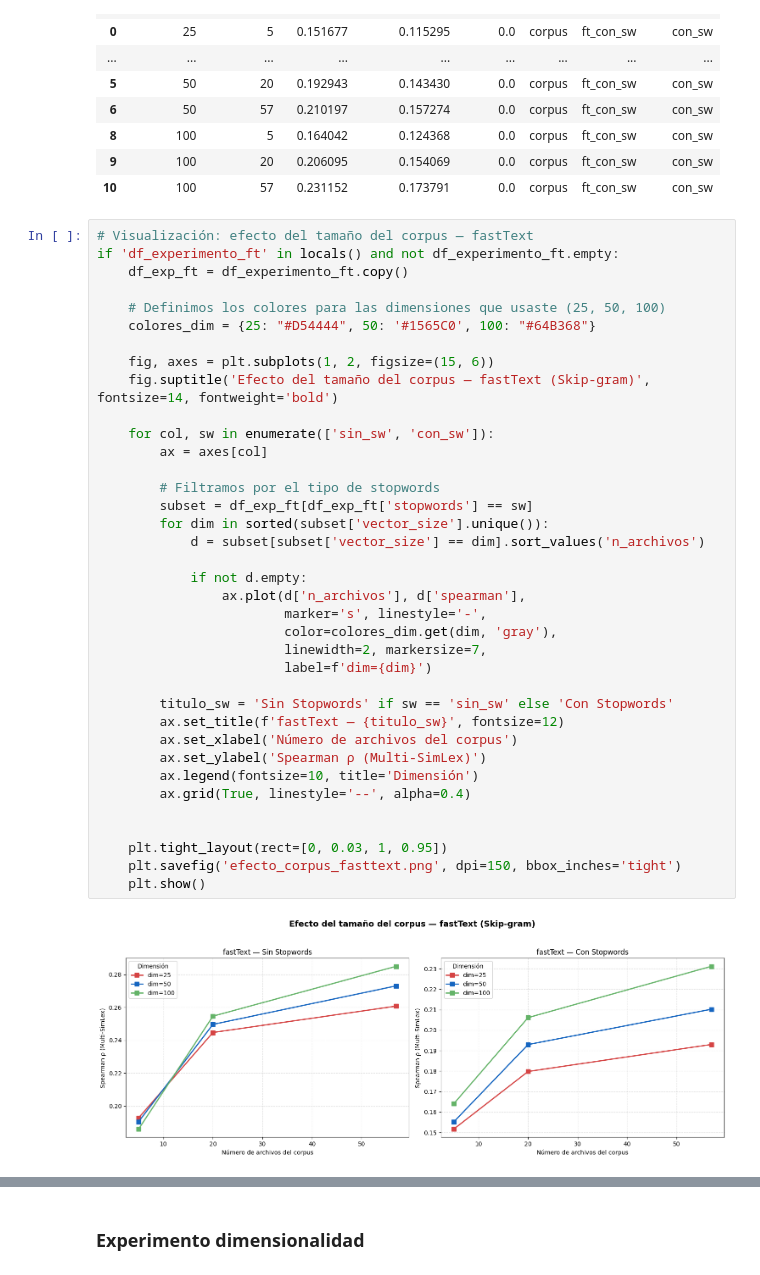
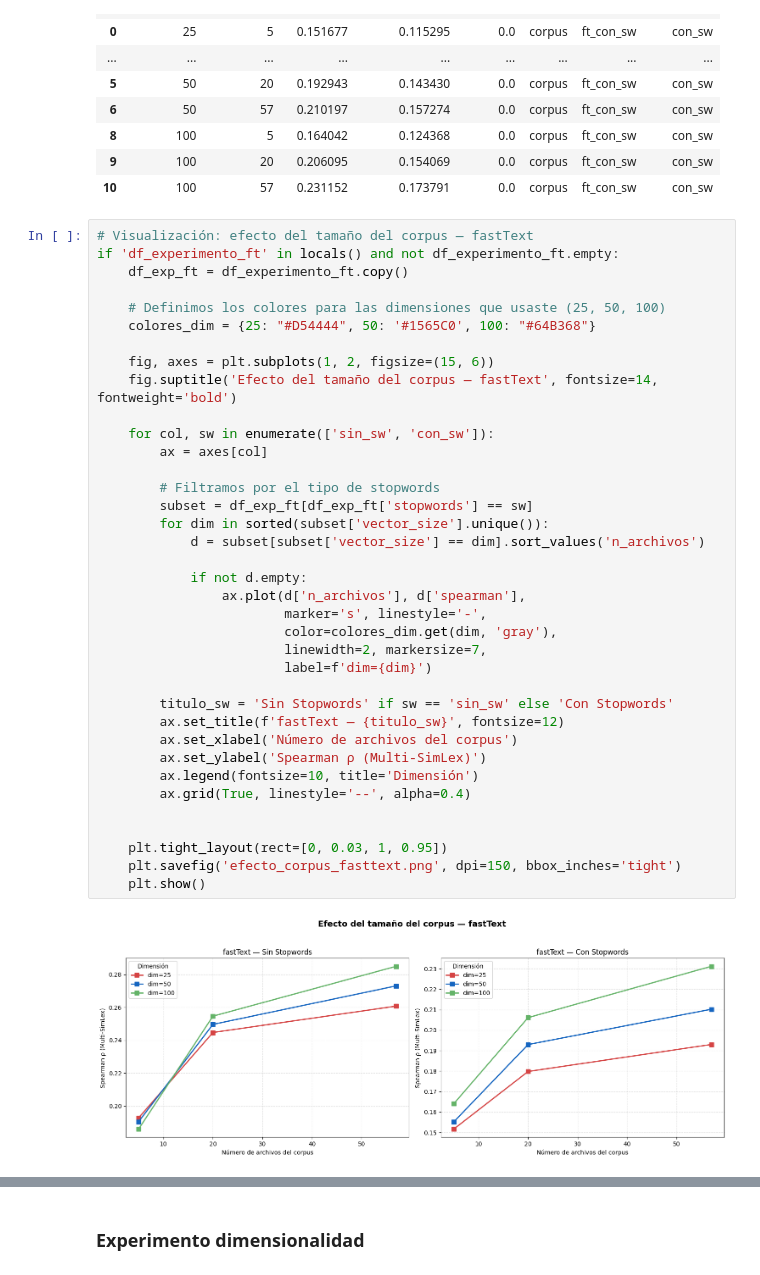
Before and after one commit to Lihao006/P4plh, a Jupyter notebook: practica4_completa.ipynb, the cells around one changed output, grey strips where cells are left out. Cells and saved outputs as stored; diff of their text form.

```diff
--- a/practica4_completa.ipynb
+++ b/practica4_completa.ipynb
@@ -1543,34 +1529,34 @@ if 'df_experimento_ft' in locals() and not df_experimento_ft.empty:
     colores_dim = {25: "#D54444", 50: '#1565C0', 100: "#64B368"}
 
     fig, axes = plt.subplots(1, 2, figsize=(15, 6))
-    fig.suptitle('Efecto del tamaño del corpus — fastText (Skip-gram)', fontsize=14, fontweight='bold')
+    fig.suptitle('Efecto del tamaño del corpus — fastText', fontsize=14, fontweight='bold')
 
     for col, sw in enumerate(['sin_sw', 'con_sw']):
         ax = axes[col]
 
         # Filtramos por el tipo de stopwords
         subset = df_exp_ft[df_exp_ft['stopwords'] == sw]
         for dim in sorted(subset['vector_size'].unique()):
             d = subset[subset['vector_size'] == dim].sort_values('n_archivos')
 
             if not d.empty:
                 ax.plot(d['n_archivos'], d['spearman'],
                         marker='s', linestyle='-',
                         color=colores_dim.get(dim, 'gray'),
                         linewidth=2, markersize=7,
                         label=f'dim={dim}')
 
         titulo_sw = 'Sin Stopwords' if sw == 'sin_sw' else 'Con Stopwords'
         ax.set_title(f'fastText — {titulo_sw}', fontsize=12)
         ax.set_xlabel('Número de archivos del corpus')
         ax.set_ylabel('Spearman ρ (Multi-SimLex)')
         ax.legend(fontsize=10, title='Dimensión')
         ax.grid(True, linestyle='--', alpha=0.4)
 
 
     plt.tight_layout(rect=[0, 0.03, 1, 0.95])
     plt.savefig('efecto_corpus_fasttext.png', dpi=150, bbox_inches='tight')
     plt.show()
 # %% [output]
-[figure, old version]
+[figure, new version]
 # %% [markdown]
```
Also changed, not shown: parts of 34 cells of this notebook, 10 other files.
